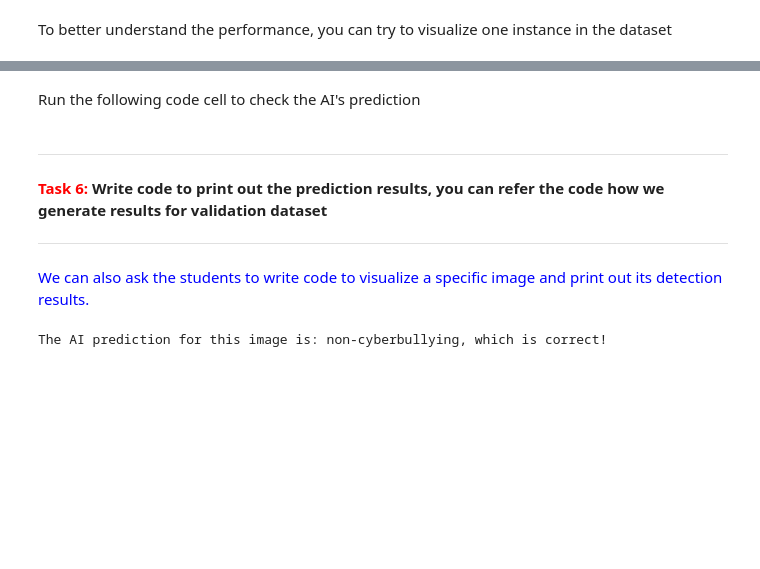
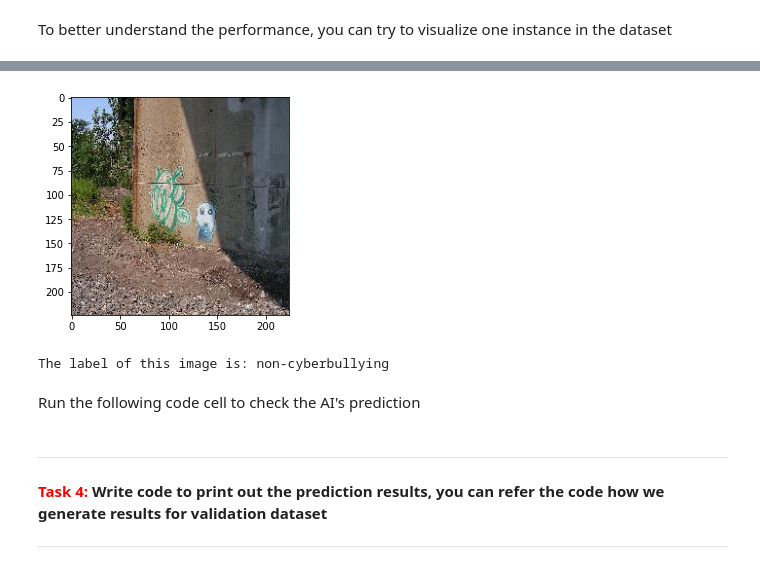
Before and after one commit to cuadvancelab/cuadvancelab.github.io, a Jupyter notebook: instructions/lab2/computer-science/lab2_interactive_cs.ipynb, the cells around one changed output, grey strips where cells are left out. Drawn from its saved outputs; the diff is of its cells as text; code cells hidden in the pictures; blank space fills up the shorter version.

```diff
--- a/instructions/lab2/computer-science/lab2_interactive_cs.ipynb
+++ b/instructions/lab2/computer-science/lab2_interactive_cs.ipynb
@@ -247,39 +276,28 @@ print(f"we have {len(valid_set)} samples in our test dataset, you can choose any
 # %%
 #@markdown Select a number to view the image and its label.
 
-picture_index  = "4" #@param [0,1,2,3,4,5,6,7,8,9,10,11,12,13,14,15,16,17,18,19]
+picture_index  = "11" #@param [0,1,2,3,4,5,6,7,8,9,10,11,12,13,14,15,16,17,18,19]
 index = int(picture_index)
 instance = valid_set[index]
 
 import matplotlib.pyplot as plt
 import matplotlib.image as mpimg
 img = mpimg.imread(valid_set.samples[index][0])
 imgplot = plt.imshow(img)
 plt.show()
 annot_label = "cyberbullying" if valid_set[index]['label']==1 else "non-cyberbullying"
 print('')
 print("The label of this image is: {}".format(annot_label))
+# %% [output]
+[figure, added]
+The label of this image is: non-cyberbullying
 # %% [markdown]
 Run the following code cell to check the AI's prediction
 # %% [markdown]
 
 - - - -
-**<font color='red'>Task 6:</font>
+**<font color='red'>Task 4:</font>
 Write code to print out the prediction results, you can refer the code how we generate results for validation dataset**
 - - - -
-
-<font color='blue'>We can also ask the students to write code to visualize a specific image and print out its detection results.</font>
 # %%
 # TODO
-# %%
-# check if the prediction is correct
-instance_image, instance_label, instance_aux = instance['image'].to(device), torch.tensor(instance['label']).to(device, dtype = torch.long), instance['aux'].to(device, dtype = torch.float)
-
-output = model(instance_image.unsqueeze(0), instance_aux.unsqueeze(0)).data
-_, prediction = torch.max(output.data, 1)
-predict_label = "cyberbullying" if prediction.item()==1 else "non-cyberbullying"
-comparision = "correct" if prediction==instance_label else "not correct"
-
-print("The AI prediction for this image is: {}, which is {}!".format(annot_label, comparision))
-# %% [output]
-The AI prediction for this image is: non-cyberbullying, which is correct!
```
Also changed, not shown: parts of 19 cells of this notebook, 6 other files.
